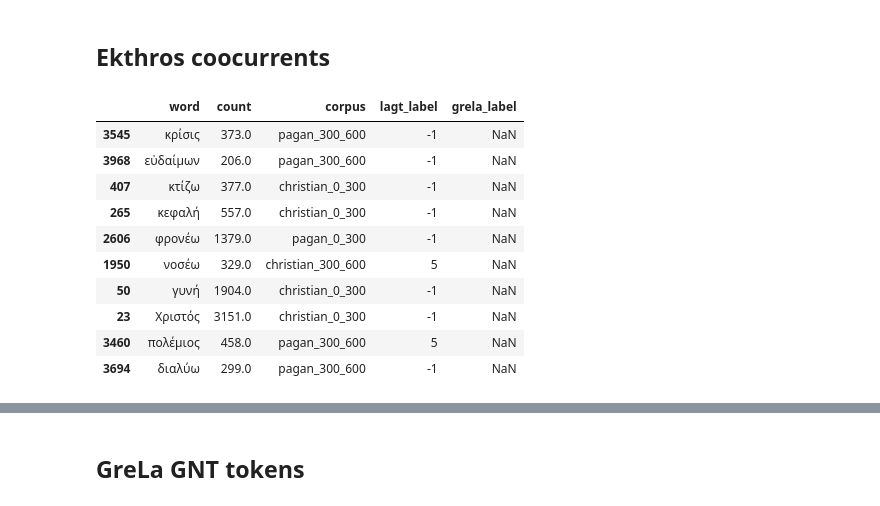
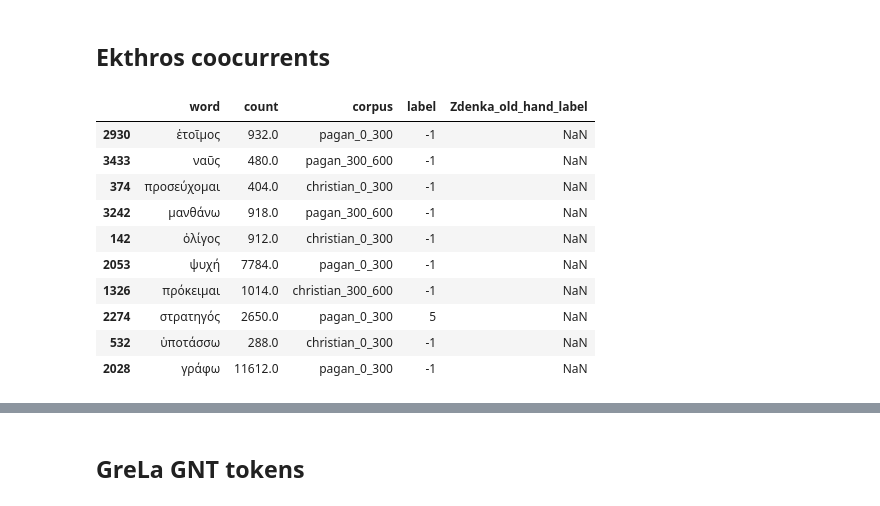
Before and after one commit to CCS-ZCU/enemy-christianity, a Jupyter notebook: scripts/biblical-emb.ipynb, the cells around one changed output, grey strips where cells are left out. Saved outputs shown, nothing was run; the diff lists cells and outputs as text; code cells hidden in the pictures.

```diff
--- a/scripts/biblical-emb.ipynb
+++ b/scripts/biblical-emb.ipynb
@@ -116,17 +112,20 @@ all_freqs["lagt_label"] = all_freqs["lagt_label"].astype(int)
-# %%
-all_freqs.sample(10)
-# %% [output]
-|  | word | count | corpus | lagt_label | grela_label |
-| 3545 | κρίσις | 373.0 | pagan_300_600 | -1 | NaN |
-| 3968 | εὐδαίμων | 206.0 | pagan_300_600 | -1 | NaN |
-| 407 | κτίζω | 377.0 | christian_0_300 | -1 | NaN |
-| 265 | κεφαλή | 557.0 | christian_0_300 | -1 | NaN |
-| 2606 | φρονέω | 1379.0 | pagan_0_300 | -1 | NaN |
-| 1950 | νοσέω | 329.0 | christian_300_600 | 5 | NaN |
-| 50 | γυνή | 1904.0 | christian_0_300 | -1 | NaN |
-| 23 | Χριστός | 3151.0 | christian_0_300 | -1 | NaN |
-| 3460 | πολέμιος | 458.0 | pagan_300_600 | 5 | NaN |
-| 3694 | διαλύω | 299.0 | pagan_300_600 | -1 | NaN |
+# %%
+all_freqs = get_as_dataframe(enemy_gs.worksheet("all_freqs"))
+# change type to int
+all_freqs["label"] = all_freqs["label"].fillna(-1).astype(int)#%%
+all_freqs.sample(10)
+# %% [output]
+|  | word | count | corpus | label | Zdenka_old_hand_label |
+| 2930 | ἑτοῖμος | 932.0 | pagan_0_300 | -1 | NaN |
+| 3433 | ναῦς | 480.0 | pagan_300_600 | -1 | NaN |
+| 374 | προσεύχομαι | 404.0 | christian_0_300 | -1 | NaN |
+| 3242 | μανθάνω | 918.0 | pagan_300_600 | -1 | NaN |
+| 142 | ὀλίγος | 912.0 | christian_0_300 | -1 | NaN |
+| 2053 | ψυχή | 7784.0 | pagan_0_300 | -1 | NaN |
+| 1326 | πρόκειμαι | 1014.0 | christian_300_600 | -1 | NaN |
+| 2274 | στρατηγός | 2650.0 | pagan_0_300 | 5 | NaN |
+| 532 | ὑποτάσσω | 288.0 | christian_0_300 | -1 | NaN |
+| 2028 | γράφω | 11612.0 | pagan_0_300 | -1 | NaN |
 # %%
 polemical_terms_coocs_dict = {}
 for n in range(1,8):
```
Also changed, not shown: parts of 17 cells of this notebook, 4 other files.
